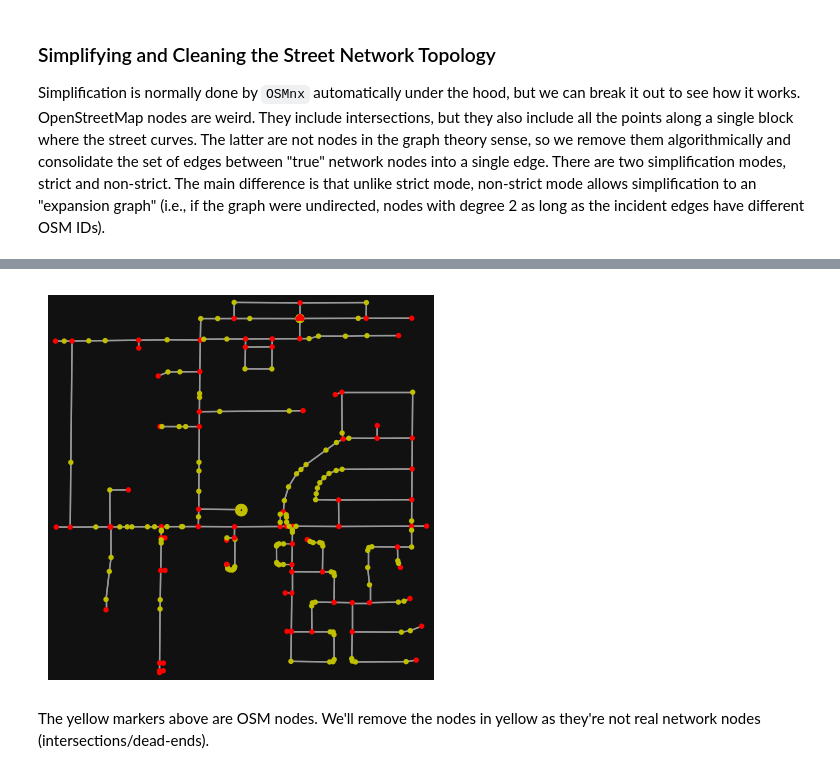
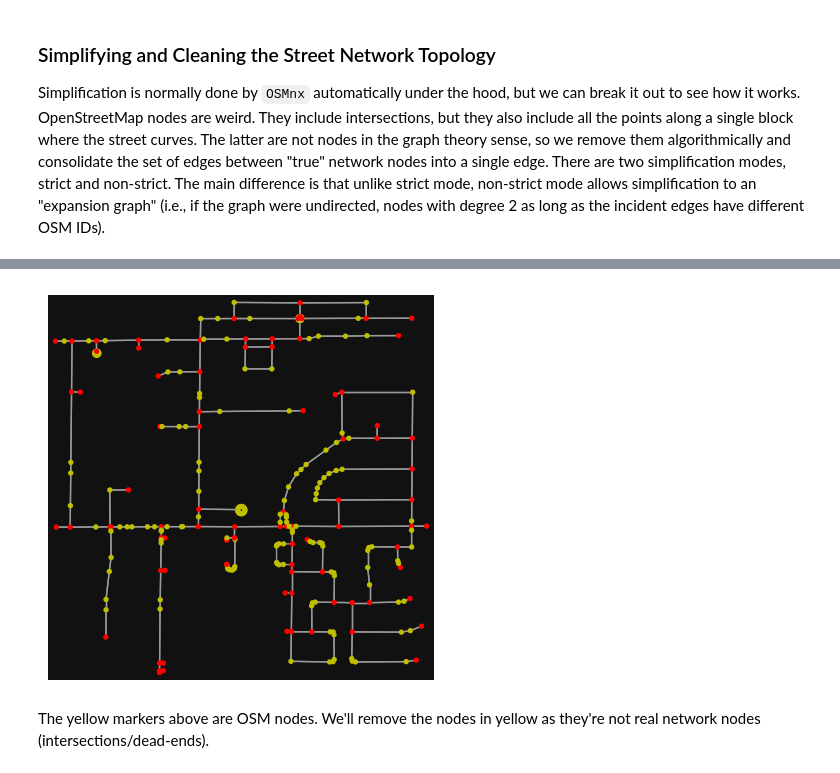
Before and after one commit to GDSL-UL/wma, a Jupyter notebook: labs/w06_OSM.ipynb, the cells around one changed output, grey strips where cells are left out. Saved outputs shown, nothing was run; the diff lists cells and outputs as text; code cells hidden in the pictures.

```diff
--- a/labs/w06_OSM.ipynb
+++ b/labs/w06_OSM.ipynb
@@ -217,10 +221,10 @@ ox.plot_graph(G, node_color="r", figsize=(5,5))
 (<Figure size 500x500 with 1 Axes>, <Axes: >)
 # %%
 # turn off strict mode and see what nodes we'd remove, in yellow
-colors = ["r" if ox.simplification._is_endpoint(G, node) else "y" for node in G.nodes()]
+colors = ["r" if ox.simplification._is_endpoint(G, node, node_attrs_include = None, edge_attrs_differ = None) else "y" for node in G.nodes()]
 fig, ax = ox.plot_graph(G, node_color=colors, figsize=(5,5))
 # %% [output]
-[figure, old version]
+[figure, new version]
 # %% [markdown]
 The yellow markers above are OSM nodes. We'll remove the nodes in yellow as they're not real network nodes (intersections/dead-ends).
 # %%
```
Also changed, not shown: parts of 28 cells of this notebook, 2 other files.
